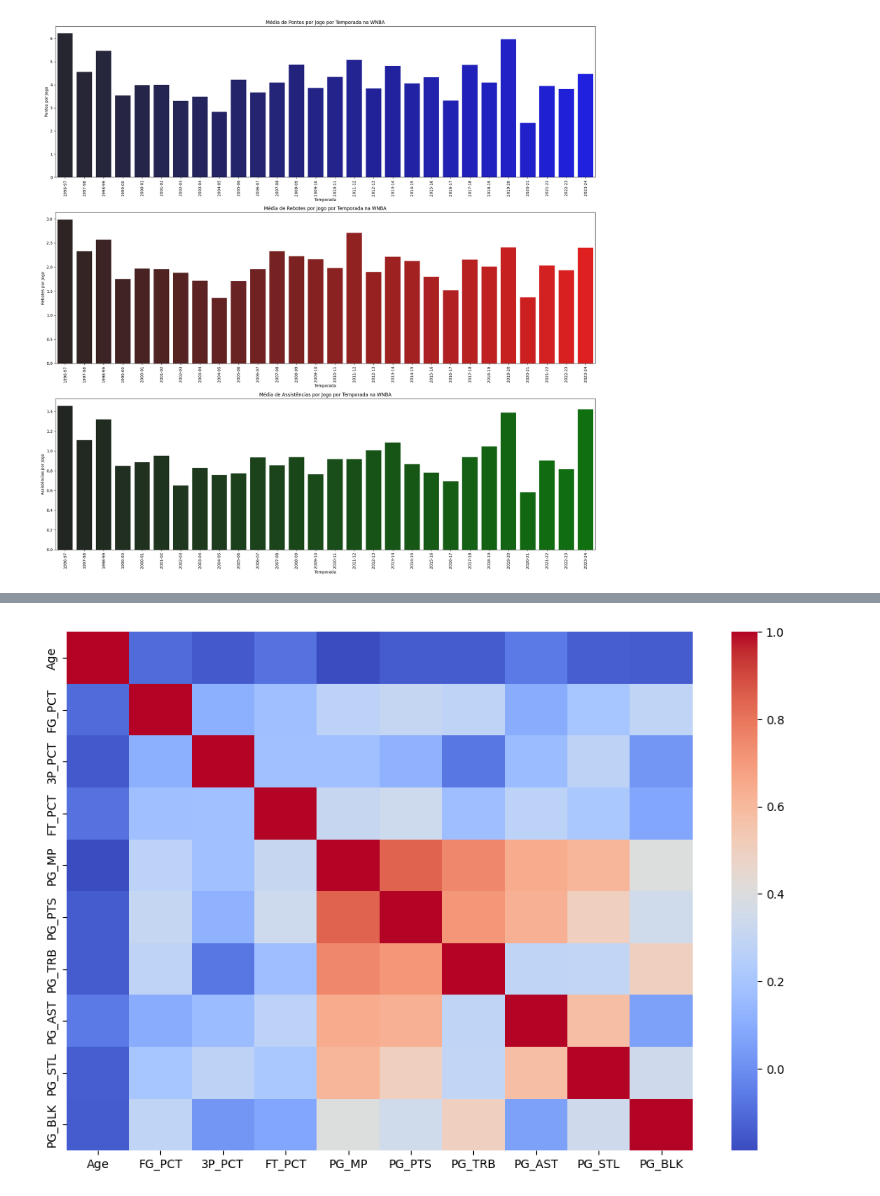
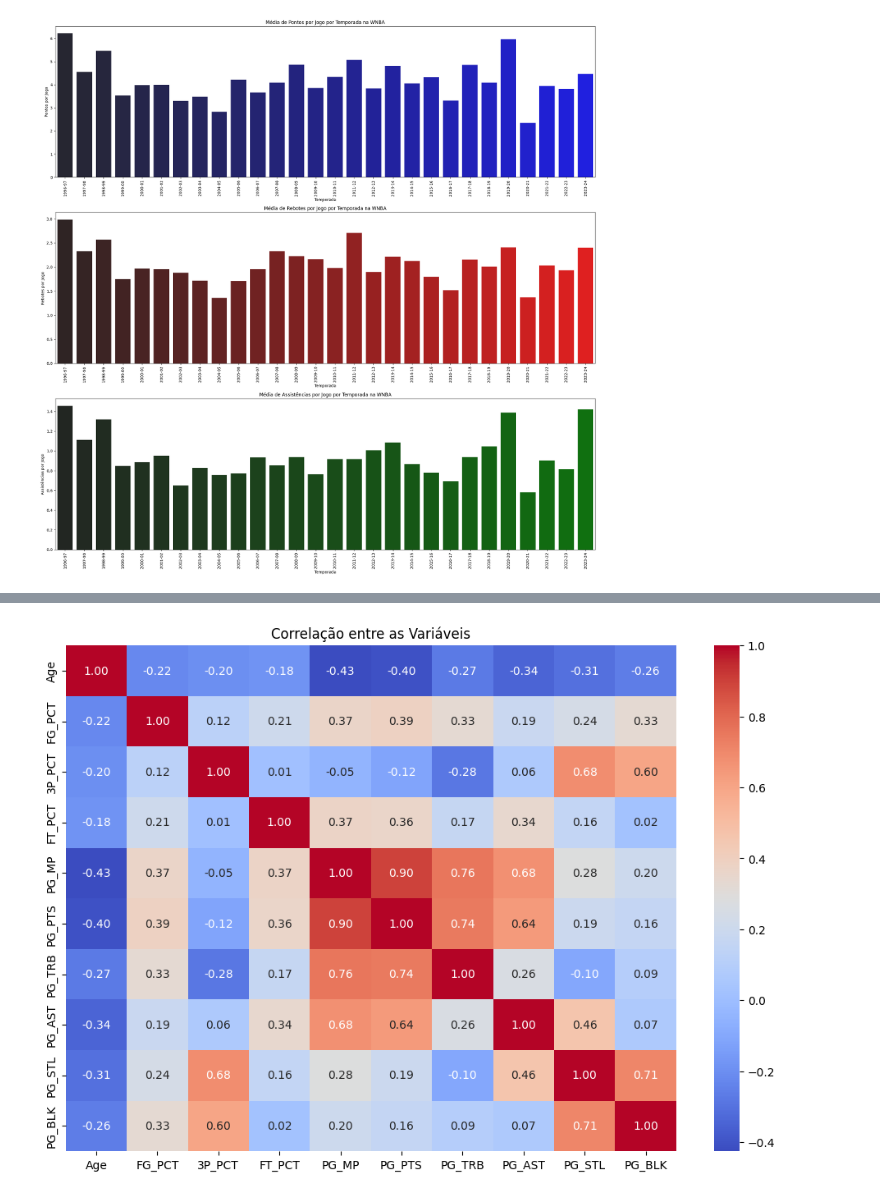
Before and after one commit to ThiagoMonica/nba-roy-prediction, a Jupyter notebook: notebooks/NBA_Rookie_of_Year_Prediction.ipynb, the cells around one changed output, grey strips where cells are left out. Cells and saved outputs as stored; diff of their text form; code cells hidden in the pictures.

```diff
--- a/notebooks/NBA_Rookie_of_Year_Prediction.ipynb
+++ b/notebooks/NBA_Rookie_of_Year_Prediction.ipynb
@@ -505,0 +610,7 @@ df_rookie_stats.drop(columns=['Year'], inplace=True)
+# %%
+df_rookie_stats_birthplace['Country'] = df_rookie_stats_birthplace['Country'].fillna('').astype('category')
+# %%
+df_rookie_stats_birthplace['Foreign'] = df_rookie_stats_birthplace['Country'].apply(lambda x: 1 if (x != 'US' and x != '') else (-1 if x == '' else 0))
+df_rookie_stats_birthplace['Foreign'] = df_rookie_stats_birthplace['Foreign'].astype(int)
+
+df_rookie_stats_birthplace[df_rookie_stats_birthplace['League'] == 'NBA']['Foreign'].value_counts()
@@ -529,5 +642,5 @@ df_rookie_stats['Player'] = df_rookie_stats['Player'].astype(str).str.strip()
 # %%
-df_rookie_stats_roy = df_rookie_stats.merge(
+df_rookie_stats_roy = df_rookie_stats_birthplace.merge(
     roy_winners,
     on=['Player', 'Season', 'League'],
     how='left'
@@ -811,0 +967,7 @@ plt.show()
+# %%
+total_columns = df_rookie_stats_roy_nba.columns[df_rookie_stats_roy_nba.columns.str.startswith('TOT')].to_list()
+
+X = df_rookie_stats_roy_nba.drop(columns=['Player', 'Debut', 'Season', 'League', 'Country', 'Foreign', 'Age_Group', 'ROY'])
+X = X.drop(columns=total_columns)
+
+y = df_rookie_stats_roy_nba['ROY']
@@ -812,10 +993,10 @@ plt.show()
 # %%
 plt.figure(figsize=(12, 8))
 
-df_features = df_rookie_stats_roy.drop(columns=['Player', 'Season', 'ROY'])
+sns.heatmap(X_smote.corr(), fmt='.2f', cmap='coolwarm', annot=True)
+plt.title('Correlação entre as Variáveis')
 
-sns.heatmap(df_features.corr(), fmt='.2f', cmap='coolwarm')
 plt.show(sns)
 # %% [output]
-[figure, old version]
+[figure, new version]
 # %%
```
Also changed, not shown: parts of 44 cells of this notebook, 52 other files.
